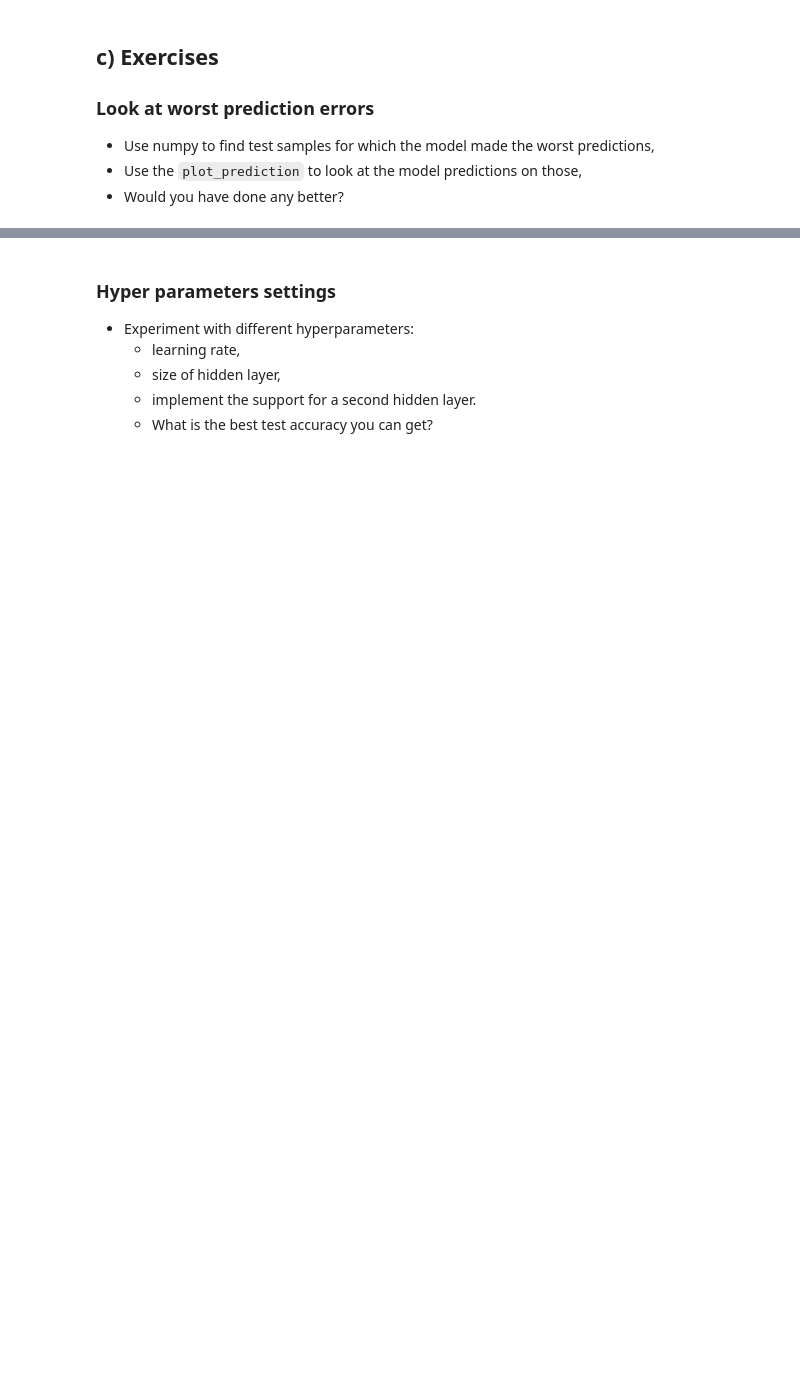
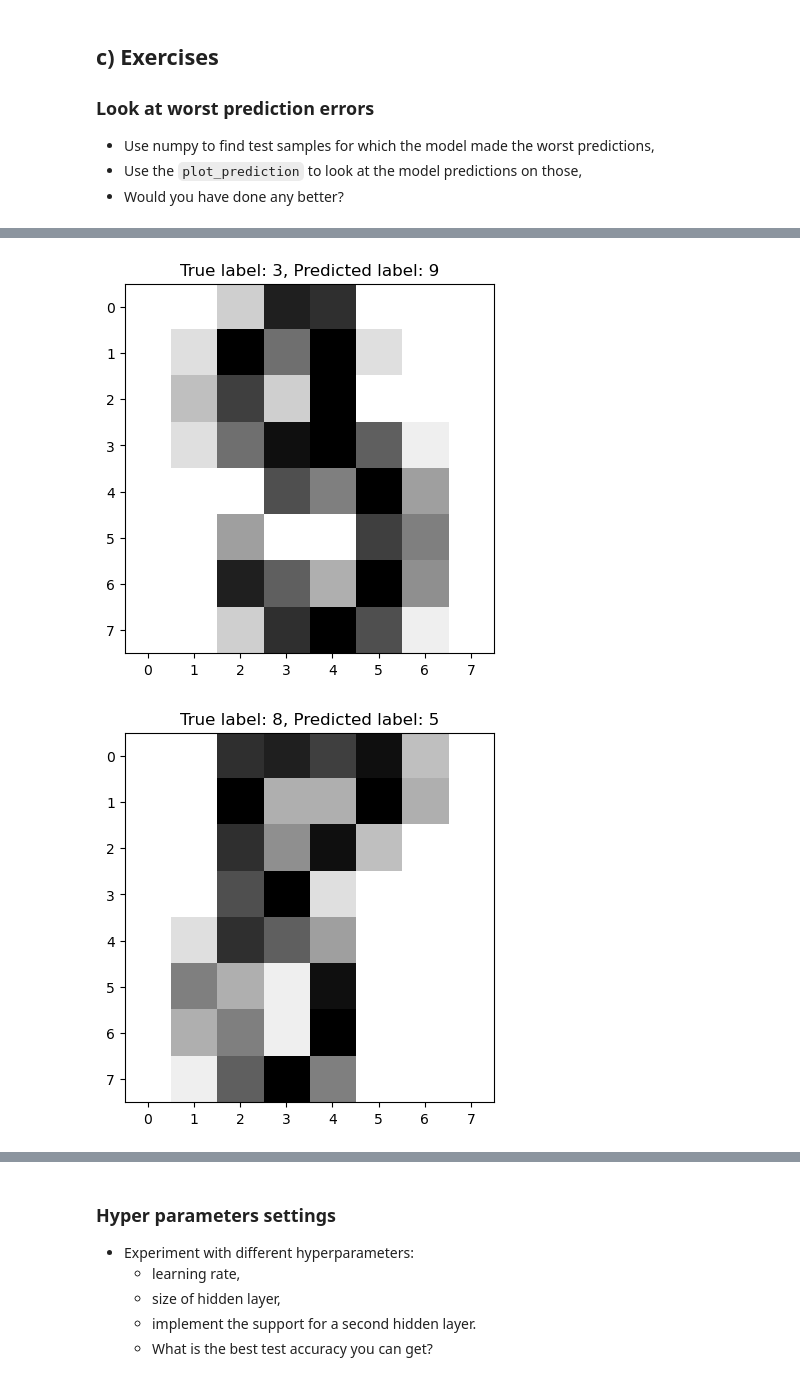
Before and after one commit to khirmas67/deep_learning, a Jupyter notebook: 01_materials/labs/lab_2.ipynb, the cells around one changed output, grey strips where cells are left out. Cells and saved outputs as stored; diff of their text form; code cells hidden in the pictures; blank space fills up the shorter version.

```diff
--- a/01_materials/labs/lab_2.ipynb
+++ b/01_materials/labs/lab_2.ipynb
@@ -512,0 +516,18 @@ ValueError: attempt to get argmax of an empty sequence
+# %%
+import matplotlib.pyplot as plt
+
+# Get predictions for the test set
+pred_y = model.predict(X_test)
+
+# Find indices of misclassified samples
+incorrect_indices = np.where(pred_y != y_test)[0]
+
+# Visualize the first 5 misclassified samples
+for i in range(5):
+    index = incorrect_indices[i]
+    plt.imshow(X_test[index].reshape(8, 8), cmap=plt.cm.gray_r, interpolation='nearest')
+    plt.title(f"True label: {y_test[index]}, Predicted label: {pred_y[index]}")
+    plt.show()
+# %% [output]
+[figure, added]
+[figure, added]
```
Also changed, not shown: parts of 22 cells of this notebook.
